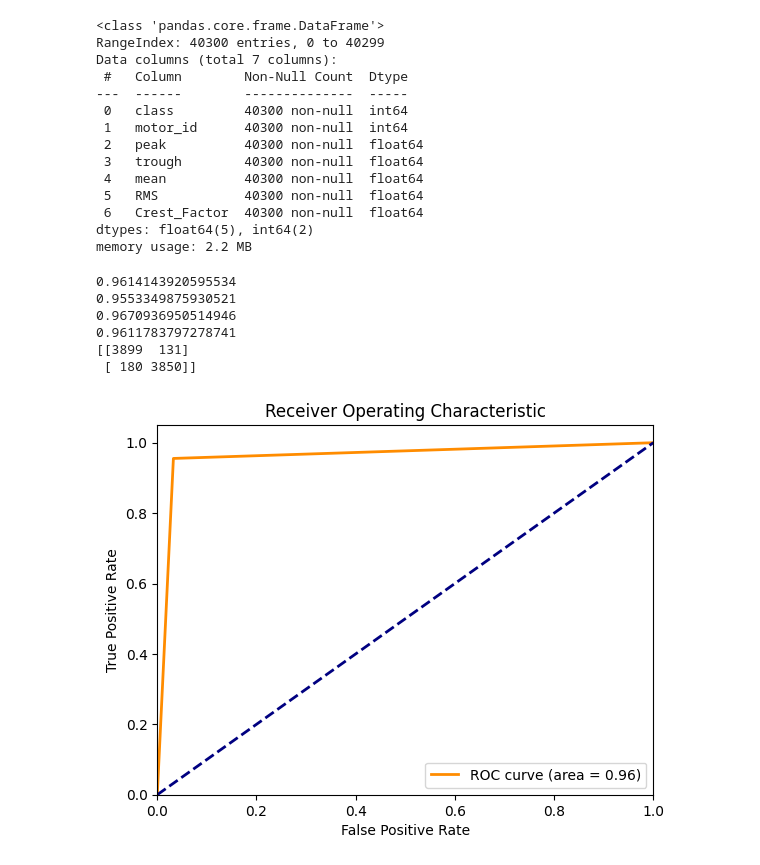
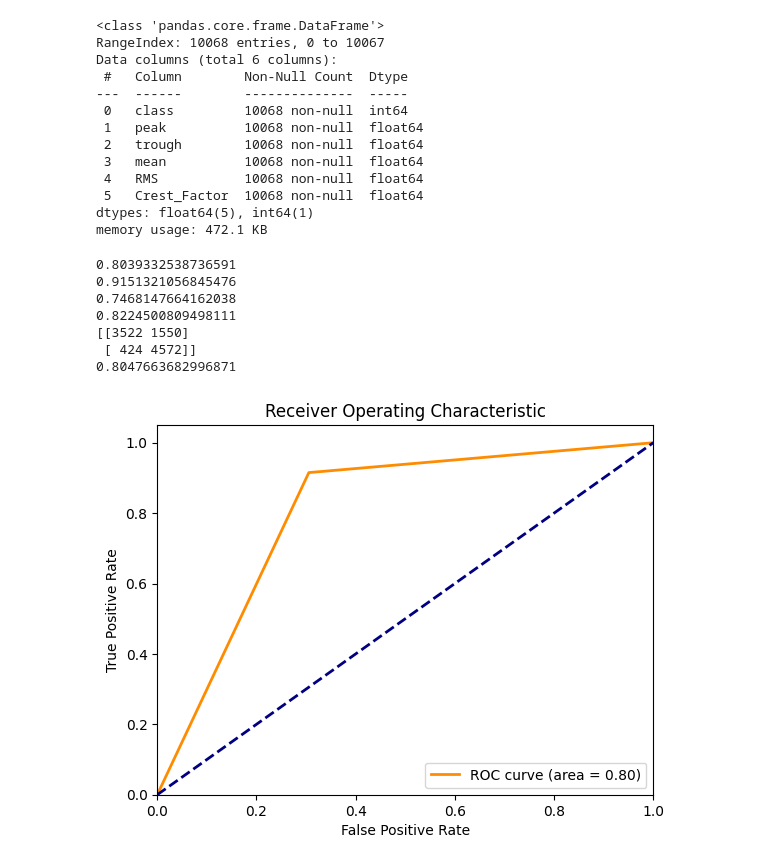
Before and after one commit to robotDevelop/IC-PBL_ML_motor, a Jupyter notebook: RandomForest.ipynb, the cells around one changed output. Cells and saved outputs as stored; diff of their text form; code cells hidden in the pictures.

```diff
--- a/RandomForest.ipynb
+++ b/RandomForest.ipynb
@@ -3,10 +3,9 @@ import pandas as pd
 import matplotlib.pyplot as plt
 import seaborn as sns
 
-motor_ab = pd.read_csv('abnormal.csv')
-motor_nor = pd.read_csv('normal.csv')
+motor_train = pd.read_csv('motor_train.csv')
+motor_test = pd.read_csv('motor_test.csv')
 
-motor_main = pd.concat([motor_ab, motor_nor], ignore_index=True)
-
-motor_main.head(10)
+motor_train.head(10)
+motor_test.head(10)
 # %% [output]
@@ -41,20 +57,19 @@ plt.show()
 # %%
-motor_main.info()
+motor_test.info()
 # %% [output]
 <class 'pandas.core.frame.DataFrame'>
-RangeIndex: 40300 entries, 0 to 40299
-Data columns (total 7 columns):
+RangeIndex: 10068 entries, 0 to 10067
+Data columns (total 6 columns):
  #   Column        Non-Null Count  Dtype
 ---  ------        --------------  -----
- 0   class         40300 non-null  int64
- 1   motor_id      40300 non-null  int64
- 2   peak          40300 non-null  float64
- 3   trough        40300 non-null  float64
- 4   mean          40300 non-null  float64
- 5   RMS           40300 non-null  float64
- 6   Crest_Factor  40300 non-null  float64
-dtypes: float64(5), int64(2)
-memory usage: 2.2 MB
+ 0   class         10068 non-null  int64
+ 1   peak          10068 non-null  float64
+ 2   trough        10068 non-null  float64
+ 3   mean          10068 non-null  float64
+ 4   RMS           10068 non-null  float64
+ 5   Crest_Factor  10068 non-null  float64
+dtypes: float64(5), int64(1)
+memory usage: 472.1 KB
 # %%
 from sklearn.ensemble import RandomForestClassifier
 from sklearn.preprocessing import StandardScaler, MinMaxScaler
@@ -63,11 +78,10 @@ from sklearn.metrics import recall_score, accuracy_score, precision_score, f1_sc
 
 
 
-X = motor_main.drop(['class','motor_id','Crest_Factor'],axis=1)
-y = motor_main['class']
-
-x_train, x_test, y_train, y_test = train_test_split(X, y,
-                                                    test_size=0.2, random_state=13)
+x_train = motor_train.drop("class", axis=1)
+y_train = motor_train["class"]
+x_test = motor_test.drop("class", axis=1)
+y_test = motor_test["class"]
 
 #model Create
 model = RandomForestClassifier(n_estimators=100, random_state=13)
@@ -82,37 +96,39 @@ precision = precision_score(y_test, y_pred)
 f1 = f1_score(y_test, y_pred)
 conf_matrix = confusion_matrix(y_test, y_pred)
 
 print(accuracy)
 print(recall)
 print(precision)
 print(f1)
 print(conf_matrix)
 
 
 # 테스트 데이터에 대한 예측 확률 계산
 y_pred_proba = model.predict_proba(x_test)[:,1]
 
 
 # ROC 커브 계산
 fpr, tpr, thresholds = roc_curve(y_test, y_pred)
 roc_auc = auc(fpr, tpr)
+print(roc_auc)
 
 # ROC 커브 그리기
 plt.figure()
 plt.plot(fpr, tpr, color='darkorange', lw=2, label='ROC curve (area = %0.2f)' % roc_auc)
 plt.plot([0, 1], [0, 1], color='navy', lw=2, linestyle='--')
 plt.xlim([0.0, 1.0])
 plt.ylim([0.0, 1.05])
 plt.xlabel('False Positive Rate')
 plt.ylabel('True Positive Rate')
 plt.title('Receiver Operating Characteristic')
 plt.legend(loc="lower right")
 plt.show()
 # %% [output]
-0.9614143920595534
-0.9553349875930521
-0.9670936950514946
-0.9611783797278741
-[[3899  131]
- [ 180 3850]]
+0.8039332538736591
+0.9151321056845476
+0.7468147664162038
+0.8224500809498111
+[[3522 1550]
+ [ 424 4572]]
+0.8047663682996871
-[figure, old version]
+[figure, new version]
```
Also changed, not shown: parts of 6 cells of this notebook, 10 other files.
